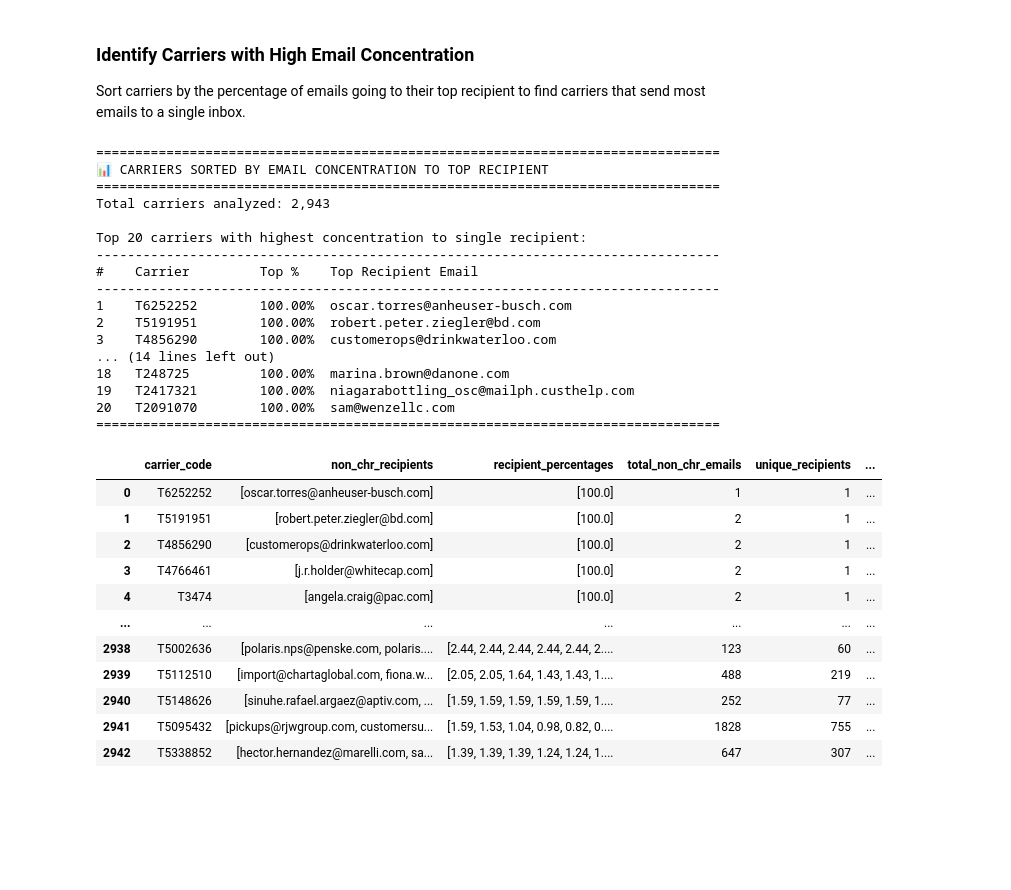
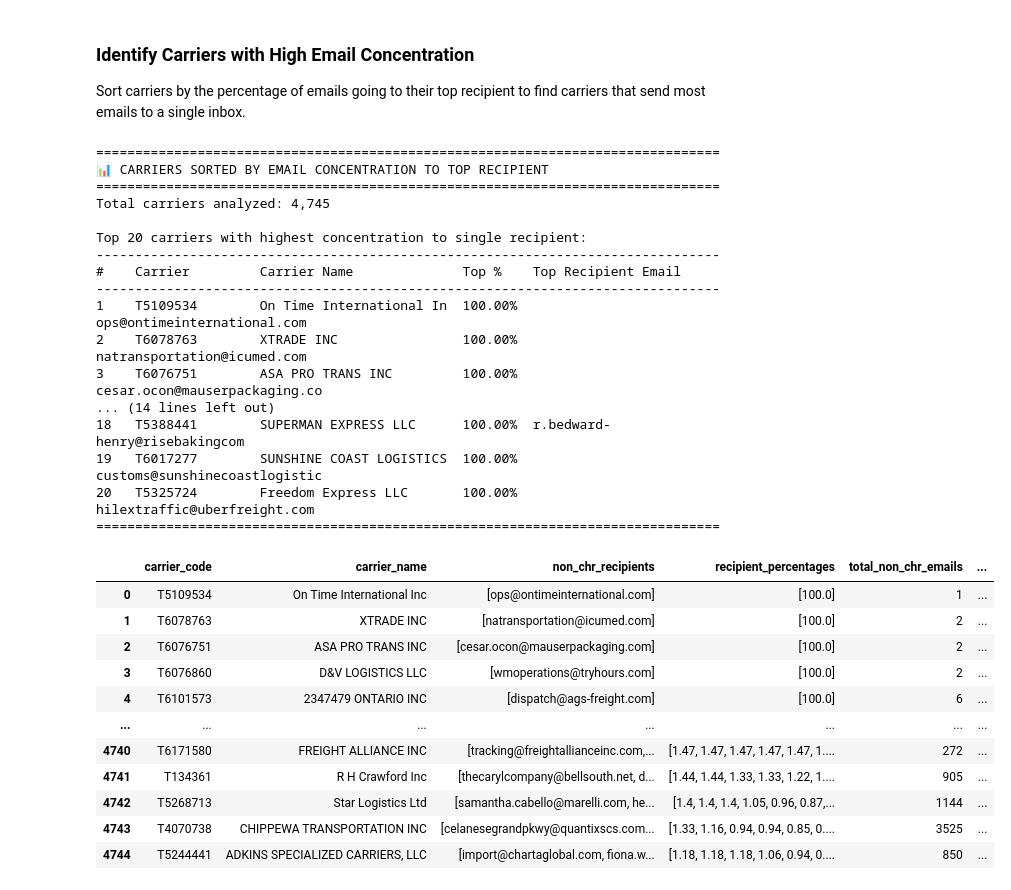
Before and after one commit to vugtlan/trackingContextBuilder, a Jupyter notebook: notebooks/trackingContextBuilderExtraction.ipynb, the cells around one changed output. Saved outputs shown, nothing was run; the diff lists cells and outputs as text; code cells hidden in the pictures; blank space fills up the shorter version.

```diff
--- a/notebooks/trackingContextBuilderExtraction.ipynb
+++ b/notebooks/trackingContextBuilderExtraction.ipynb
@@ -32,7 +32,7 @@ print("✓ Logging configured (INFO messages suppressed)")
 ✓ Logging configured (INFO messages suppressed)
 # %%
 # Getting email data from startdate to enddate
-startdate = '2026-04-01'
+startdate = '2026-03-01'
 enddate = '2026-05-06'
 
 print(f"Tracking Email History will be Retrieved from {startdate} to {enddate}")
@@ -231,15 +231,15 @@ print("  - extract_load_identifiers(): Extract IDs from subject line")
 # Batch processing function to enrich dataframe with crosswalk data
 def enrich_emails_with_crosswalk(email_df, crosswalk_df, chunk_size=100000):
     """
-    Process emails in chunks and add loadnumber, partycode, and carrier_code columns from crosswalk matches.
+    Process emails in chunks and add loadnumber, partycode, carrier_code, and carrier_name columns from crosswalk matches.
 
     Args:
         email_df: DataFrame with email data including SUBJECT column
-        crosswalk_df: DataFrame with REFNUM, LOADNUMBER, PARTYCODE, CARRIER_CODE columns
+        crosswalk_df: DataFrame with REFNUM, LOADNUMBER, PARTYCODE, CARRIER_CODE, CARRIER_NAME columns
         chunk_size: Number of rows to process per chunk
 
     Returns:
-        DataFrame with added columns: extracted_identifiers, matched_refnums, loadnumbers, partycodes, carrier_code, match_count
+        DataFrame with added columns: extracted_identifiers, matched_refnums, loadnumbers, partycodes, carrier_code, carrier_name, match_count
     """
     import gc
 
@@ -264,7 +264,8 @@ def enrich_emails_with_crosswalk(email_df, crosswalk_df, chunk_size=100000):
             crosswalk_lookup[refnum] = {
                 'loadnumber': str(row['LOADNUMBER']),
                 'partycode': row['PARTYCODE'],
-                'carrier_code': row.get('CARRIER_CODE', None)  # Get carrier_code, default to None if not present
+                'carrier_code': row.get('CARRIER_CODE', None),
+                'carrier_name': row.get('CARRIER_NAME', None)
             }
     print(f"✓ Crosswalk lookup built with {len(crosswalk_lookup):,} unique REFNUMs\n")
 
@@ -274,6 +275,7 @@ def enrich_emails_with_crosswalk(email_df, crosswalk_df, chunk_size=100000):
     all_loadnumbers = []
     all_partycodes = []
     all_carrier_codes = []
+    all_carrier_names = []
     all_match_counts = []
 
     # Process in chunks
@@ -292,6 +294,7 @@ def enrich_emails_with_crosswalk(email_df, crosswalk_df, chunk_size=100000):
         chunk_loadnums = []
         chunk_partycodes = []
         chunk_carrier_codes = []
+        chunk_carrier_names = []
         chunk_counts = []
 
         for _, row in chunk.iterrows():
@@ -303,6 +306,7 @@ def enrich_emails_with_crosswalk(email_df, crosswalk_df, chunk_size=100000):
             loadnumbers = set()
             partycodes = set()
             carrier_code = None  # Single value, not a set
+            carrier_name = None  # Single value, not a set
 
             for identifier in extracted_ids:
                 identifier_upper = identifier.upper()
@@ -310,9 +314,11 @@ def enrich_emails_with_crosswalk(email_df, crosswalk_df, chunk_size=100000):
                     matched_refnums.append(identifier_upper)
                     loadnumbers.add(crosswalk_lookup[identifier_upper]['loadnumber'])
                     partycodes.add(crosswalk_lookup[identifier_upper]['partycode'])
-                    # Get the first carrier_code found (since there's only one per email)
+                    # Get the first carrier_code and carrier_name found (since there's only one per email)
                     if carrier_code is None:
                         carrier_code = crosswalk_lookup[identifier_upper]['carrier_code']
+                    if carrier_name is None:
+                        carrier_name = crosswalk_lookup[identifier_upper]['carrier_name']
 
             # Store results
             chunk_extracted.append(extracted_ids)
@@ -320,6 +326,7 @@ def enrich_emails_with_crosswalk(email_df, crosswalk_df, chunk_size=100000):
             chunk_loadnums.append(list(loadnumbers))
             chunk_partycodes.append(list(partycodes))
             chunk_carrier_codes.append(carrier_code)  # Store as single value
+            chunk_carrier_names.append(carrier_name)  # Store as single value
             chunk_counts.append(len(matched_refnums))
 
         # Add chunk results to all results
@@ -328,6 +335,7 @@ def enrich_emails_with_crosswalk(email_df, crosswalk_df, chunk_size=100000):
         all_loadnumbers.extend(chunk_loadnums)
         all_partycodes.extend(chunk_partycodes)
         all_carrier_codes.extend(chunk_carrier_codes)
+        all_carrier_names.extend(chunk_carrier_names)
         all_match_counts.extend(chunk_counts)
 
         # Clean up
@@ -341,6 +349,7 @@ def enrich_emails_with_crosswalk(email_df, crosswalk_df, chunk_size=100000):
     email_df['loadnumbers'] = all_loadnumbers
     email_df['partycodes'] = all_partycodes
     email_df['carrier_code'] = all_carrier_codes  # Single string value
+    email_df['carrier_name'] = all_carrier_names  # Single string value
     email_df['match_count'] = all_match_counts
 
     # Print summary statistics
@@ -760,6 +769,9 @@ def analyze_carrier_recipients(df):
     results = []
 
     for carrier_code, group in df_with_carrier.groupby('carrier_code'):
+        # Get carrier_name (should be the same for all rows in group)
+        carrier_name = group['carrier_name'].iloc[0] if 'carrier_name' in group.columns else None
+
         # Count all non-CHR emails for this carrier
         all_non_chr_emails = []
 
@@ -787,6 +799,7 @@ def analyze_carrier_recipients(df):
 
         results.append({
             'carrier_code': carrier_code,
+            'carrier_name': carrier_name,
             'non_chr_recipients': non_chr_recipients,
             'recipient_percentages': recipient_percentages,
             'total_non_chr_emails': total_emails,
@@ -806,7 +819,10 @@ def analyze_carrier_recipients(df):
     print(f"Total non-CHR email instances analyzed: {result_df['total_non_chr_emails'].sum():,}")
     print(f"\nTop 5 carriers by non-CHR email volume:")
     for i, row in result_df.head().iterrows():
-        print(f"  {i+1}. {row['carrier_code']}: {row['total_non_chr_emails']:,} emails to {row['unique_recipients']} unique recipients")
+        carrier_display = f"{row['carrier_code']}"
+        if pd.notna(row.get('carrier_name')):
+            carrier_display += f" ({row['carrier_name']})"
+        print(f"  {i+1}. {carrier_display}: {row['total_non_chr_emails']:,} emails to {row['unique_recipients']} unique recipients")
     print("="*80)
 
     return result_df
@@ -861,7 +878,10 @@ if len(carrier_recipients_df) > 0:
     top_carrier = carrier_recipients_df.iloc[0]
 
     print("="*80)
-    print(f"📧 CARRIER: {top_carrier['carrier_code']}")
+    carrier_display = f"📧 CARRIER: {top_carrier['carrier_code']}"
+    if pd.notna(top_carrier.get('carrier_name')):
+        carrier_display += f" ({top_carrier['carrier_name']})"
+    print(carrier_display)
     print("="*80)
     print(f"Total non-CHR emails: {top_carrier['total_non_chr_emails']:,}")
     print(f"Unique recipients: {top_carrier['unique_recipients']}")
@@ -916,53 +936,54 @@ carrier_recipients_sorted['top_recipient_pct'] = carrier_recipients_sorted['reci
 carrier_recipients_sorted = carrier_recipients_sorted.sort_values('top_recipient_pct', ascending=False).reset_index(drop=True)
 
 print("="*80)
 print("📊 CARRIERS SORTED BY EMAIL CONCENTRATION TO TOP RECIPIENT")
 print("="*80)
 print(f"Total carriers analyzed: {len(carrier_recipients_sorted):,}\n")
 print("Top 20 carriers with highest concentration to single recipient:")
 print("-"*80)
-print(f"{'#':<4} {'Carrier':<15} {'Top %':<8} {'Top Recipient Email':<50}")
+print(f"{'#':<4} {'Carrier':<15} {'Carrier Name':<25} {'Top %':<8} {'Top Recipient Email':<30}")
 print("-"*80)
 
 for i, row in carrier_recipients_sorted.head(20).iterrows():
     carrier = str(row['carrier_code'])[:14]  # Truncate if too long
+    carrier_name = str(row.get('carrier_name', ''))[:24] if pd.notna(row.get('carrier_name')) else ''
     top_pct = row['top_recipient_pct']
     top_email = row['non_chr_recipients'][0] if len(row['non_chr_recipients']) > 0 else 'N/A'
-    top_email_display = top_email[:49] if len(top_email) > 49 else top_email
+    top_email_display = top_email[:29] if len(top_email) > 29 else top_email
 
-    print(f"{i+1:<4} {carrier:<15} {top_pct:>6.2f}%  {top_email_display}")
+    print(f"{i+1:<4} {carrier:<15} {carrier_name:<25} {top_pct:>6.2f}%  {top_email_display}")
 
 print("="*80)
 
 # Display the full dataframe sorted
 carrier_recipients_sorted
 # %% [output]
 ================================================================================
 📊 CARRIERS SORTED BY EMAIL CONCENTRATION TO TOP RECIPIENT
 ================================================================================
-Total carriers analyzed: 2,943
+Total carriers analyzed: 4,745
 
 Top 20 carriers with highest concentration to single recipient:
 --------------------------------------------------------------------------------
-#    Carrier         Top %    Top Recipient Email
+#    Carrier         Carrier Name              Top %    Top Recipient Email
 --------------------------------------------------------------------------------
-1    T6252252        100.00%  oscar.torres@anheuser-busch.com
-2    T5191951        100.00%  robert.peter.ziegler@bd.com
-3    T4856290        100.00%  customerops@drinkwaterloo.com
+1    T5109534        On Time International In  100.00%  ops@ontimeinternational.com
+2    T6078763        XTRADE INC                100.00%  natransportation@icumed.com
+3    T6076751        ASA PRO TRANS INC         100.00%  cesar.ocon@mauserpackaging.co
 ... (14 lines left out)
-18   T248725         100.00%  marina.brown@danone.com
-19   T2417321        100.00%  niagarabottling_osc@mailph.custhelp.com
-20   T2091070        100.00%  sam@wenzellc.com
+18   T5388441        SUPERMAN EXPRESS LLC      100.00%  r.bedward-henry@risebakingcom
+19   T6017277        SUNSHINE COAST LOGISTICS  100.00%  customs@sunshinecoastlogistic
+20   T5325724        Freedom Express LLC       100.00%  hilextraffic@uberfreight.com
 ================================================================================
-|  | carrier_code | non_chr_recipients | recipient_percentages | total_non_chr_emails | unique_recipients | ... |
-| 0 | T6252252 | [oscar.torres@anheuser-busch.com] | [100.0] | 1 | 1 | ... |
-| 1 | T5191951 | [robert.peter.ziegler@bd.com] | [100.0] | 2 | 1 | ... |
-| 2 | T4856290 | [customerops@drinkwaterloo.com] | [100.0] | 2 | 1 | ... |
-| 3 | T4766461 | [j.r.holder@whitecap.com] | [100.0] | 2 | 1 | ... |
-| 4 | T3474 | [angela.craig@pac.com] | [100.0] | 2 | 1 | ... |
+|  | carrier_code | carrier_name | non_chr_recipients | recipient_percentages | total_non_chr_emails | ... |
+| 0 | T5109534 | On Time International Inc | [ops@ontimeinternational.com] | [100.0] | 1 | ... |
+| 1 | T6078763 | XTRADE INC | [natransportation@icumed.com] | [100.0] | 2 | ... |
+| 2 | T6076751 | ASA PRO TRANS INC | [cesar.ocon@mauserpackaging.com] | [100.0] | 2 | ... |
+| 3 | T6076860 | D&V LOGISTICS LLC | [wmoperations@tryhours.com] | [100.0] | 2 | ... |
+| 4 | T6101573 | 2347479 ONTARIO INC | [dispatch@ags-freight.com] | [100.0] | 6 | ... |
 | ... | ... | ... | ... | ... | ... | ... |
-| 2938 | T5002636 | [polaris.nps@penske.com, polaris.... | [2.44, 2.44, 2.44, 2.44, 2.44, 2.... | 123 | 60 | ... |
-| 2939 | T5112510 | [import@chartaglobal.com, fiona.w... | [2.05, 2.05, 1.64, 1.43, 1.43, 1.... | 488 | 219 | ... |
-| 2940 | T5148626 | [sinuhe.rafael.argaez@aptiv.com, ... | [1.59, 1.59, 1.59, 1.59, 1.59, 1.... | 252 | 77 | ... |
-| 2941 | T5095432 | [pickups@rjwgroup.com, customersu... | [1.59, 1.53, 1.04, 0.98, 0.82, 0.... | 1828 | 755 | ... |
-| 2942 | T5338852 | [hector.hernandez@marelli.com, sa... | [1.39, 1.39, 1.39, 1.24, 1.24, 1.... | 647 | 307 | ... |
+| 4740 | T6171580 | FREIGHT ALLIANCE INC | [tracking@freightallianceinc.com,... | [1.47, 1.47, 1.47, 1.47, 1.47, 1.... | 272 | ... |
+| 4741 | T134361 | R H Crawford Inc | [thecarylcompany@bellsouth.net, d... | [1.44, 1.44, 1.33, 1.33, 1.22, 1.... | 905 | ... |
+| 4742 | T5268713 | Star Logistics Ltd | [samantha.cabello@marelli.com, he... | [1.4, 1.4, 1.4, 1.05, 0.96, 0.87,... | 1144 | ... |
+| 4743 | T4070738 | CHIPPEWA TRANSPORTATION INC | [celanesegrandpkwy@quantixscs.com... | [1.33, 1.16, 0.94, 0.94, 0.85, 0.... | 3525 | ... |
+| 4744 | T5244441 | ADKINS SPECIALIZED CARRIERS, LLC | [import@chartaglobal.com, fiona.w... | [1.18, 1.18, 1.18, 1.06, 0.94, 0.... | 850 | ... |
```
Also changed, not shown: parts of 17 cells of this notebook, 1 other file.
